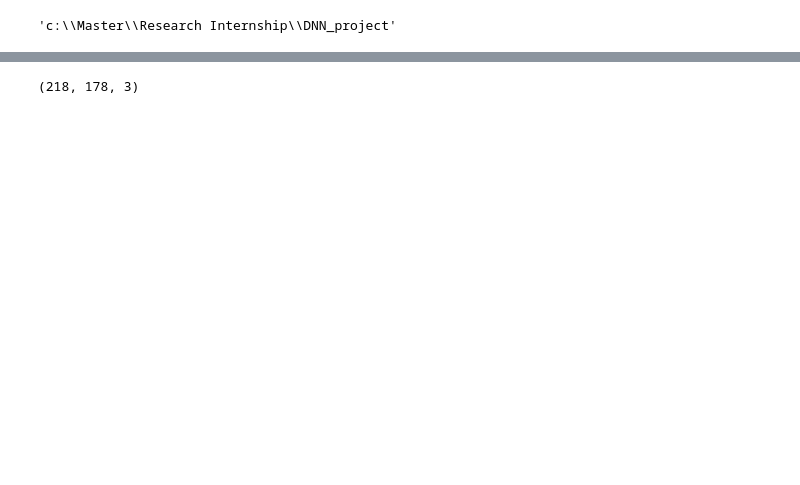
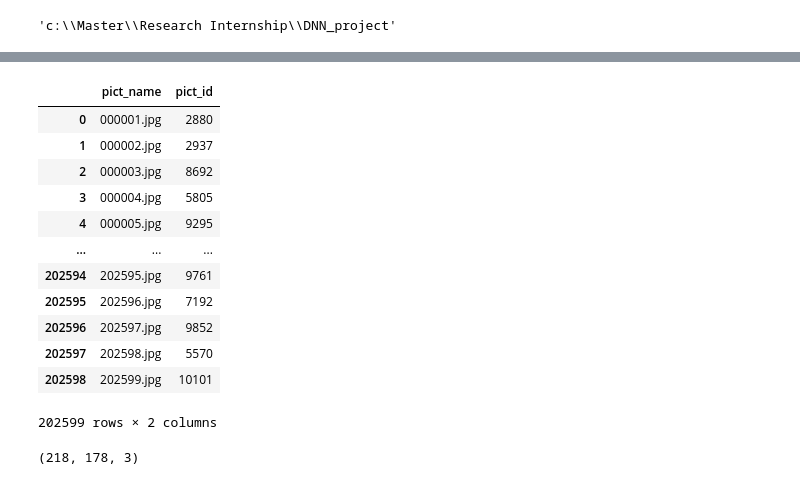
Before and after one commit to Lassedi/VisLab_DNNProject, a Jupyter notebook: EDA_faces.ipynb, the cells around one changed output, grey strips where cells are left out. Cells and saved outputs as stored; diff of their text form; code cells hidden in the pictures; blank space fills up the shorter version.

```diff
--- a/EDA_faces.ipynb
+++ b/EDA_faces.ipynb
@@ -43,3 +43,19 @@ plt.show()
+# %%
+img_id
+# %% [output]
+|  | pict_name | pict_id |
+| 0 | 000001.jpg | 2880 |
+| 1 | 000002.jpg | 2937 |
+| 2 | 000003.jpg | 8692 |
+| 3 | 000004.jpg | 5805 |
+| 4 | 000005.jpg | 9295 |
+| ... | ... | ... |
+| 202594 | 202595.jpg | 9761 |
+| 202595 | 202596.jpg | 7192 |
+| 202596 | 202597.jpg | 9852 |
+| 202597 | 202598.jpg | 5570 |
+| 202598 | 202599.jpg | 10101 |
+202599 rows × 2 columns
 # %%
 img_path = "./Data/img_align_celeba/img_align_celeba/{}".format(img_0.pict_name[10])
 img = plt.imread(img_path)
```
Also changed, not shown: parts of 1 cell of this notebook, 9 other files.
